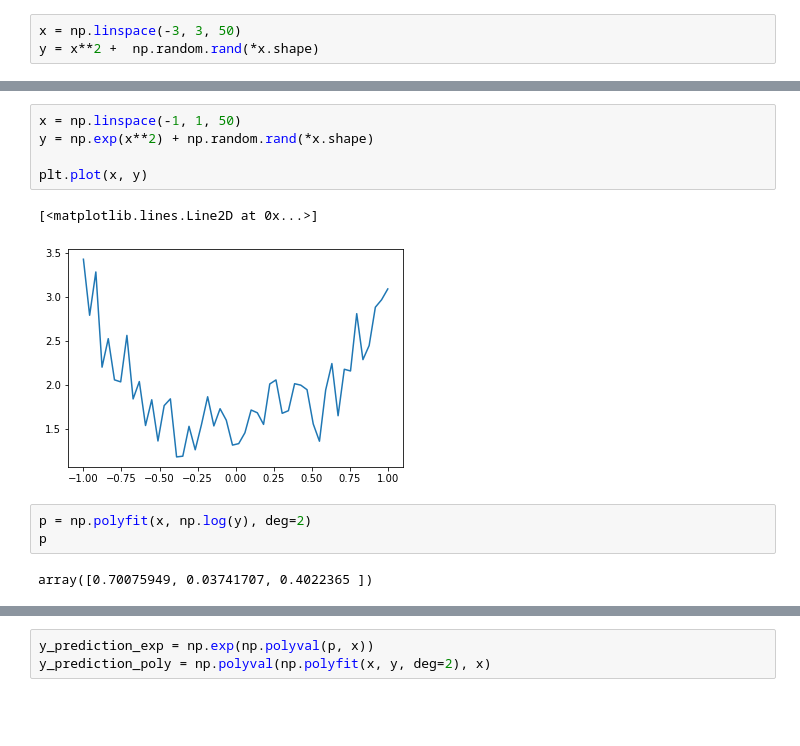
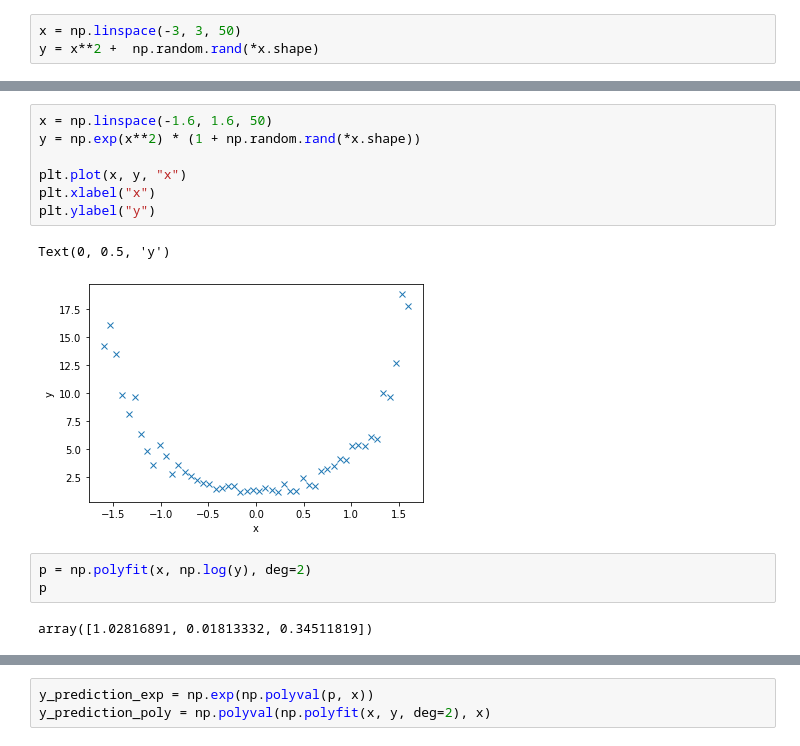
Before and after one commit to jcartus/PythonCourse, a Jupyter notebook: 07_MachineLearning.ipynb, the cells around one changed output, grey strips where cells are left out. Saved outputs shown, nothing was run; the diff lists cells and outputs as text; blank space fills up the shorter version.

```diff
--- a/07_MachineLearning.ipynb
+++ b/07_MachineLearning.ipynb
@@ -51,13 +56,15 @@ plt.plot(t, np.polyval(np.polyfit(x, y, deg=8), t), label="deg1 poly fit")
 # %%
-x = np.linspace(-1, 1, 50)
-y = np.exp(x**2) + np.random.rand(*x.shape)
+x = np.linspace(-1.6, 1.6, 50)
+y = np.exp(x**2) * (1 + np.random.rand(*x.shape))
 
-plt.plot(x, y)
+plt.plot(x, y, "x")
+plt.xlabel("x")
+plt.ylabel("y")
 # %% [output]
-[<matplotlib.lines.Line2D at 0x...>]
+Text(0, 0.5, 'y')
-[figure, old version]
+[figure, new version]
 # %%
 p = np.polyfit(x, np.log(y), deg=2)
 p
 # %% [output]
-array([0.70075949, 0.03741707, 0.4022365 ])
+array([1.02816891, 0.01813332, 0.34511819])
```
Also changed, not shown: parts of 21 cells of this notebook.
